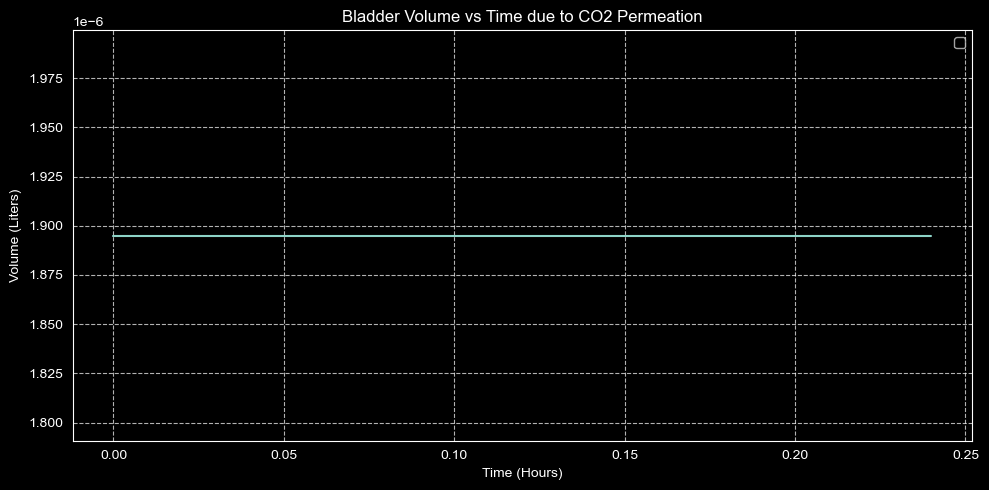
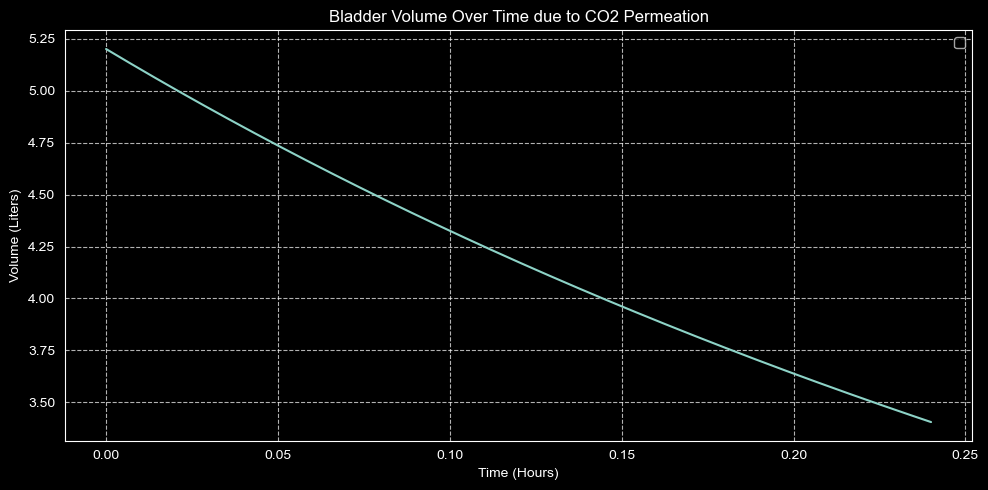
Unified diff of the notebook cell whose output changed from the first chart to the second:
--- before
+++ after
@@ -3,5 +3,5 @@
     num=3*P*R*Temp*r*(2*E*opt_r_0*opt_T_0*(r-opt_r_0)+r**3*p_atm)
 
-    denom=opt_r_0**2*opt_T_0*(2*E*opt_r_0*opt_T_0+3*r**2+p_atm)
+    denom=opt_r_0**2*opt_T_0*(2*E*opt_r_0*opt_T_0+3*r**2*p_atm)
 
     dRdT=-num/denom
@@ -15,5 +15,5 @@
 #Then we define our solution as per SciPy integration protocol:
 
-solution=solve_ivp(fun=dr_dt,t_span=tRange,y0=[opt_r_0],t_eval=tEval)
+solution=solve_ivp(fun=dr_dt,t_span=tRange,y0=[opt_r],t_eval=tEval)
 
 time_hr=solution.t/3600 #Convertin s to hr for graphing
@@ -23,5 +23,5 @@
 V_vals_m3=(4/3)*pi*rVals**3 #Figure out the volumes
 
-V_vals_L=V_vals_m3*1e-3 #Figure out the volumes in L
+V_vals_L=V_vals_m3*1e3 #Figure out the volumes in L
 
 plt.figure(figsize=(10,5)) #Create figure, arb figsize for now
@@ -29,5 +29,5 @@
 plt.plot(time_hr,V_vals_L)
 
-plt.title('Bladder Volume vs Time due to CO2 Permeation')
+plt.title('Bladder Volume Over Time due to CO2 Permeation')
 plt.xlabel('Time (Hours)')
 plt.ylabel('Volume (Liters)')
@@ -36,3 +36,3 @@
 plt.tight_layout()
 
-plt.show() #Change so I can commit this
+plt.show()

Commit: I finally figured it out! I accidentally had: P=3.348*1e-16**PermConstInput.value instead of P=3.348*1e-16*PermConstInput.value. Accidentally raising it to the power instead f multiplying by the conversion factor made P= 0, so there was absolutely no volume loss!